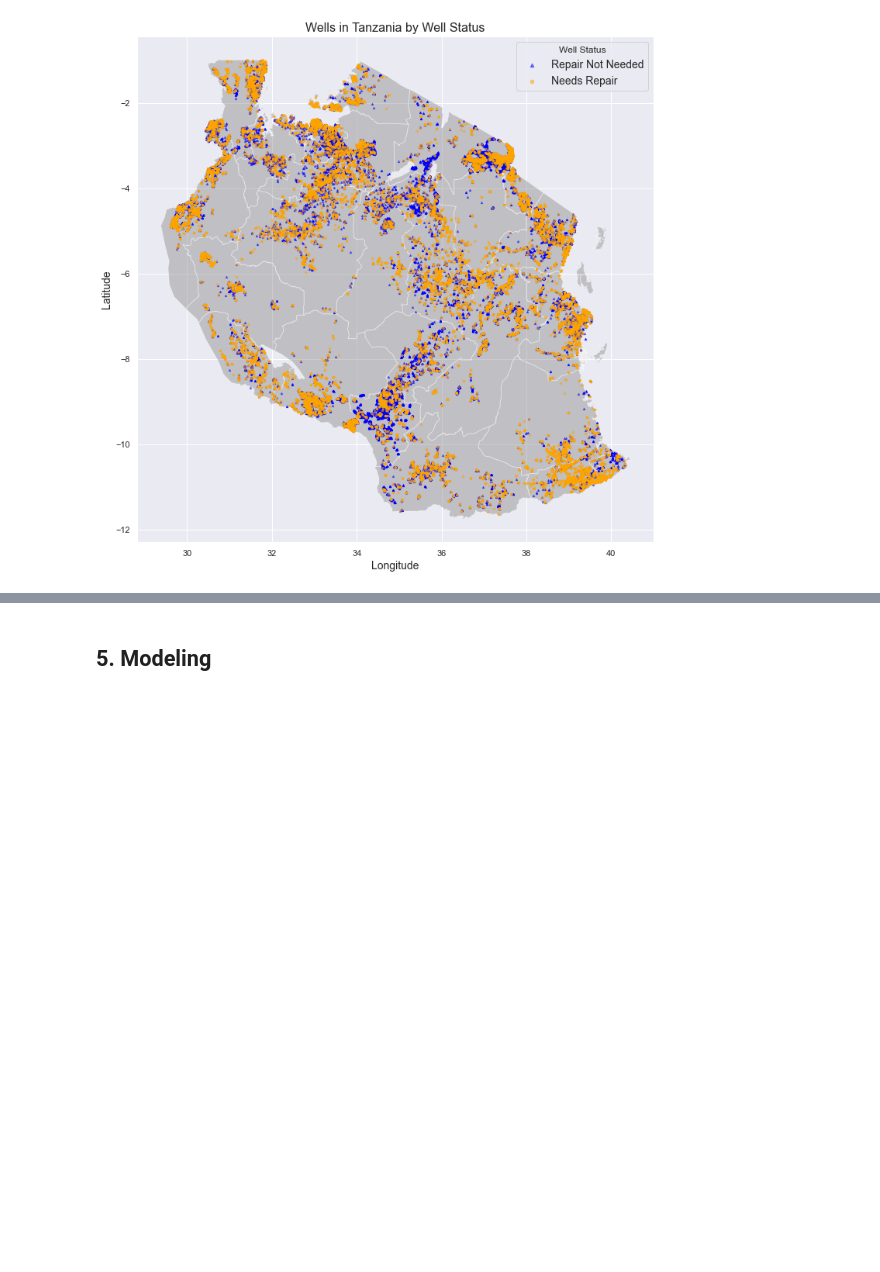
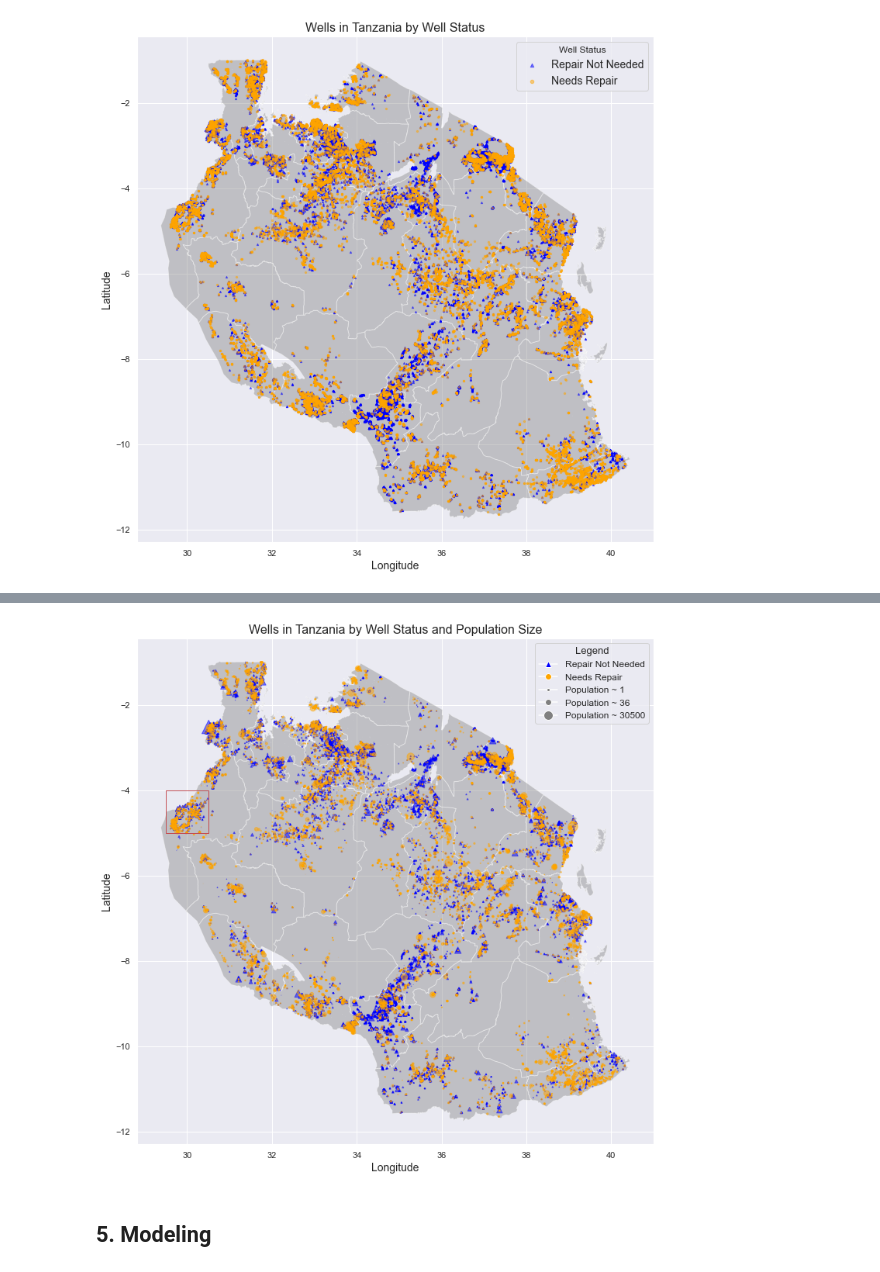
Before and after one commit to ckucewicz/Water_well_classification, a Jupyter notebook: Notebook.ipynb, the cells around one changed output, grey strips where cells are left out. Cells and saved outputs as stored; diff of their text form; code cells hidden in the pictures; blank space fills up the shorter version.

```diff
--- a/Notebook.ipynb
+++ b/Notebook.ipynb
@@ -1287,3 +1348,60 @@ plt.show();
+# %%
+# Calculate population values
+pop_min = geo_df['population'].min() + 1
+pop_median = geo_df['population'].median()
+pop_max = geo_df['population'].max()
+
+# Set scaled marker sizes for the map
+scaled_min = pop_min / 100 + 1
+scaled_median = pop_median / 100
+scaled_max = pop_max / 100
+
+# Set custom, smaller marker sizes for the legend
+legend_min = 4   # Minimum marker size in legend
+legend_median = 8  # Median marker size in legend
+legend_max = 12   # Maximum marker size in legend
+
+# Plot your data as before
+fig, ax = plt.subplots(figsize=(12, 12))
+tanzania_map.plot(ax=ax, alpha=0.4, color='grey')
+
+# Plot wells based on their status and population-based size
+geo_df[geo_df['well_status'] == 0].plot(
+    ax=ax, markersize=(geo_df['population'] / 100), color='blue', marker='^', label='Repair Not Needed', alpha=0.5
+)
+geo_df[geo_df['well_status'] == 1].plot(
+    ax=ax, markersize=(geo_df['population'] / 100), color='orange', marker='o', label='Needs Repair', alpha=0.5
+)
+
+# create rectangles signifying high concentrations of wells needing repair
+rect1 = patches.Rectangle((29.5, -5), 1, 1, linewidth=1, edgecolor='r', facecolor='none')
+ax.add_patch(rect1)
+
+# Create legend for well status
+status_legend = [
+    Line2D([0], [0], marker='^', color='w', markerfacecolor='blue', markersize=8, label='Repair Not Needed'),
+    Line2D([0], [0], marker='o', color='w', markerfacecolor='orange', markersize=8, label='Needs Repair')
+]
+
+# Create population size legend with custom smaller sizes for clarity
+population_legend = [
+    Line2D([0], [0], marker='o', color='w', markerfacecolor='grey', markersize=legend_min, label=f'Population ~ {int(pop_min)}'),
+    Line2D([0], [0], marker='o', color='w', markerfacecolor='grey', markersize=legend_median, label=f'Population ~ {int(pop_median)}'),
+    Line2D([0], [0], marker='o', color='w', markerfacecolor='grey', markersize=legend_max, label=f'Population ~ {int(pop_max)}')
+]
+
+# Combine and add the legends to the plot
+all_legends = status_legend + population_legend
+plt.legend(handles=all_legends, title="Legend", fontsize=12, title_fontsize=13)
+
+# Set titles and labels
+plt.title("Wells in Tanzania by Well Status and Population Size", fontsize=16)
+plt.xlabel("Longitude", fontsize=14)
+plt.ylabel("Latitude", fontsize=14)
+
+plt.show();
+# %% [output]
+[figure, added]
 # %% [markdown]
 ## 5. <a name ="Modeling"></a>  Modeling
 # %% [markdown]
```
Also changed, not shown: parts of 16 cells of this notebook.
